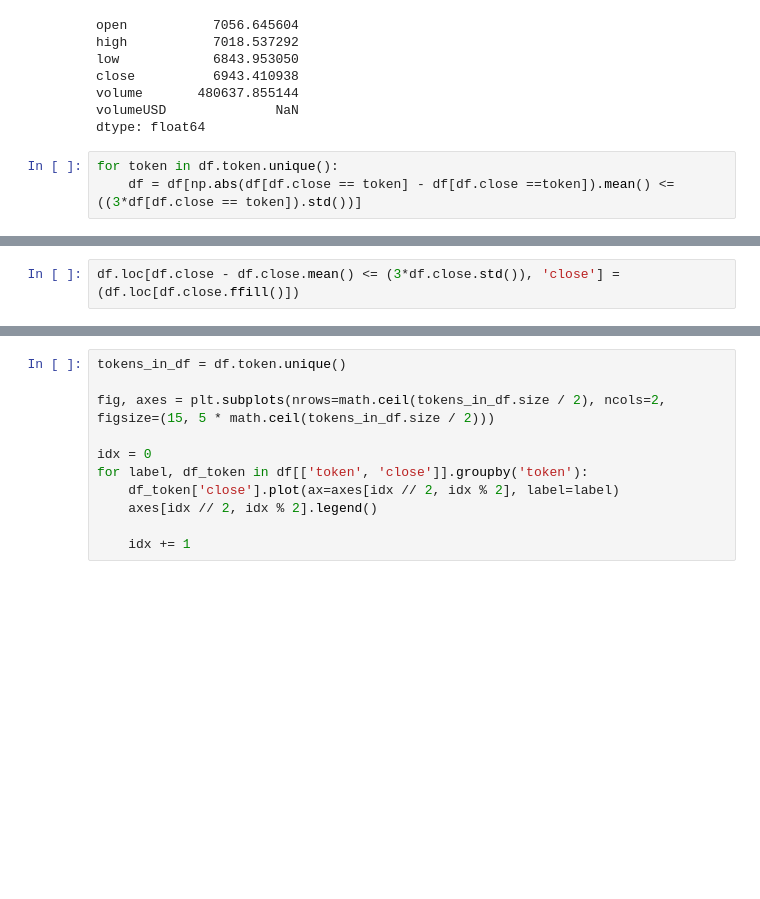
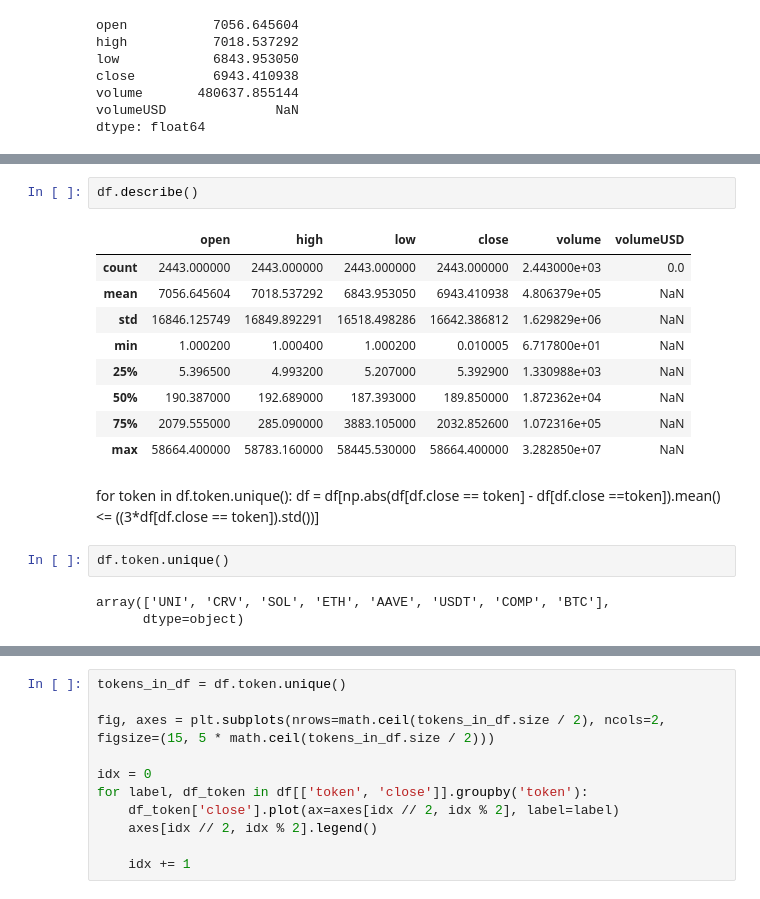
Before and after one commit to FranktheTank123/UCB-MFE-python-preprogram, a Jupyter notebook: Homeworks/HW3/Klim_Yadrintsev/HW3_sol.ipynb, the cells around one changed output, grey strips where cells are left out. Saved outputs shown, nothing was run; the diff lists cells and outputs as text; blank space fills up the shorter version.

```diff
--- a/Homeworks/HW3/Klim_Yadrintsev/HW3_sol.ipynb
+++ b/Homeworks/HW3/Klim_Yadrintsev/HW3_sol.ipynb
@@ -287,6 +346,3 @@ close          6943.410938
 volume       480637.855144
 volumeUSD              NaN
 dtype: float64
-# %%
-for token in df.token.unique():
-    df = df[np.abs(df[df.close == token] - df[df.close ==token]).mean() <= ((3*df[df.close == token]).std())]
@@ -295,2 +348,0 @@ IndexingError: Unalignable boolean Series provided as indexer (index of the bool
-# %%
-df.loc[df.close - df.close.mean() <= (3*df.close.std()), 'close'] = (df.loc[df.close.ffill()])
@@ -369,0 +358,20 @@ df.close.isnull().sum()
+# %%
+df.describe()
+# %% [output]
+|  | open | high | low | close | volume | volumeUSD |
+| count | 2443.000000 | 2443.000000 | 2443.000000 | 2443.000000 | 2.443000e+03 | 0.0 |
+| mean | 7056.645604 | 7018.537292 | 6843.953050 | 6943.410938 | 4.806379e+05 | NaN |
+| std | 16846.125749 | 16849.892291 | 16518.498286 | 16642.386812 | 1.629829e+06 | NaN |
+| min | 1.000200 | 1.000400 | 1.000200 | 0.010005 | 6.717800e+01 | NaN |
+| 25% | 5.396500 | 4.993200 | 5.207000 | 5.392900 | 1.330988e+03 | NaN |
+| 50% | 190.387000 | 192.689000 | 187.393000 | 189.850000 | 1.872362e+04 | NaN |
+| 75% | 2079.555000 | 285.090000 | 3883.105000 | 2032.852600 | 1.072316e+05 | NaN |
+| max | 58664.400000 | 58783.160000 | 58445.530000 | 58664.400000 | 3.282850e+07 | NaN |
+# %% [markdown]
+for token in df.token.unique():
+    df = df[np.abs(df[df.close == token] - df[df.close ==token]).mean() <= ((3*df[df.close == token]).std())]
+# %%
+df.token.unique()
+# %% [output]
+array(['UNI', 'CRV', 'SOL', 'ETH', 'AAVE', 'USDT', 'COMP', 'BTC'],
+      dtype=object)
```
Also changed, not shown: parts of 50 cells of this notebook.
